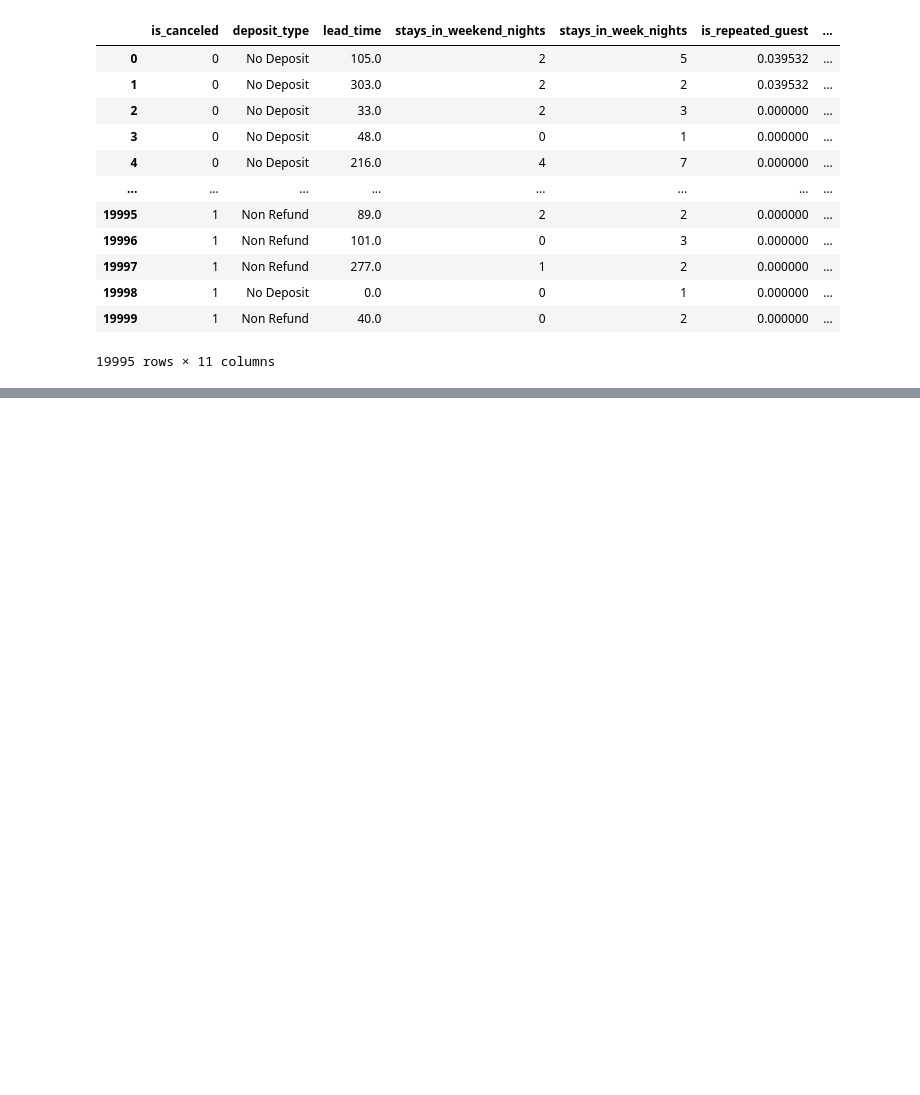
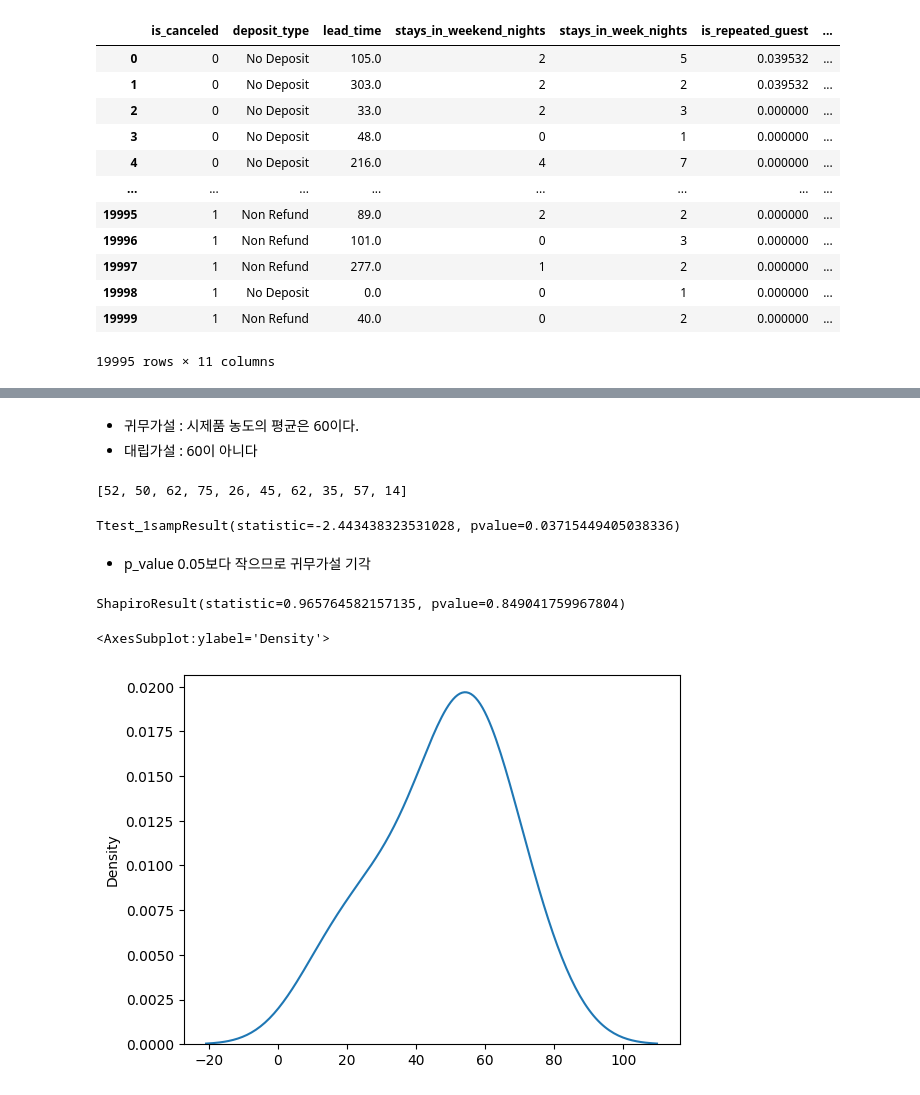
Before and after one commit to SeongminLee812/ADP, a Jupyter notebook: final_test/final_test03.ipynb, the cells around one changed output, grey strips where cells are left out. Cells and saved outputs as stored; diff of their text form; code cells hidden in the pictures; blank space fills up the shorter version.

```diff
--- a/final_test/final_test03.ipynb
+++ b/final_test/final_test03.ipynb
@@ -164,0 +324,26 @@ hotel_nonull
+# %% [markdown]
+-  귀무가설 : 시제품 농도의 평균은 60이다.
+-  대립가설 : 60이 아니다
+# %%
+data = [52, 50, 62, 75,26,45,62,35,57, 14]
+data
+# %% [output]
+[52, 50, 62, 75, 26, 45, 62, 35, 57, 14]
+# %%
+from scipy.stats import ttest_1samp
+
+ttest_1samp(data, 62)
+# %% [output]
+Ttest_1sampResult(statistic=-2.443438323531028, pvalue=0.03715449405038336)
+# %% [markdown]
+- p_value 0.05보다 작으므로 귀무가설 기각
+# %%
+from scipy.stats import shapiro
+shapiro(data)
+# %% [output]
+ShapiroResult(statistic=0.965764582157135, pvalue=0.849041759967804)
+# %%
+sns.kdeplot(data)
+# %% [output]
+<AxesSubplot:ylabel='Density'>
+[figure, added]
```
Also changed, not shown: parts of 18 cells of this notebook, 1 other file.
